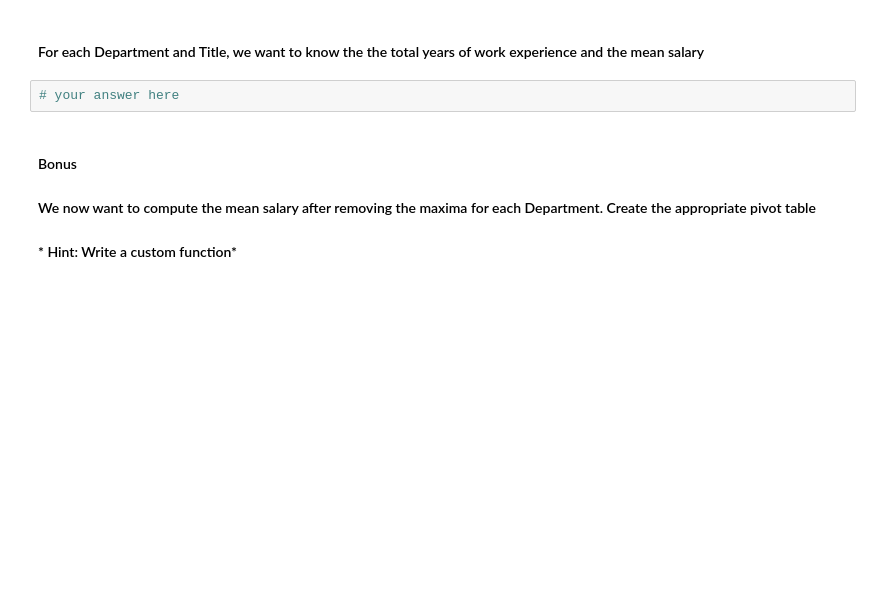
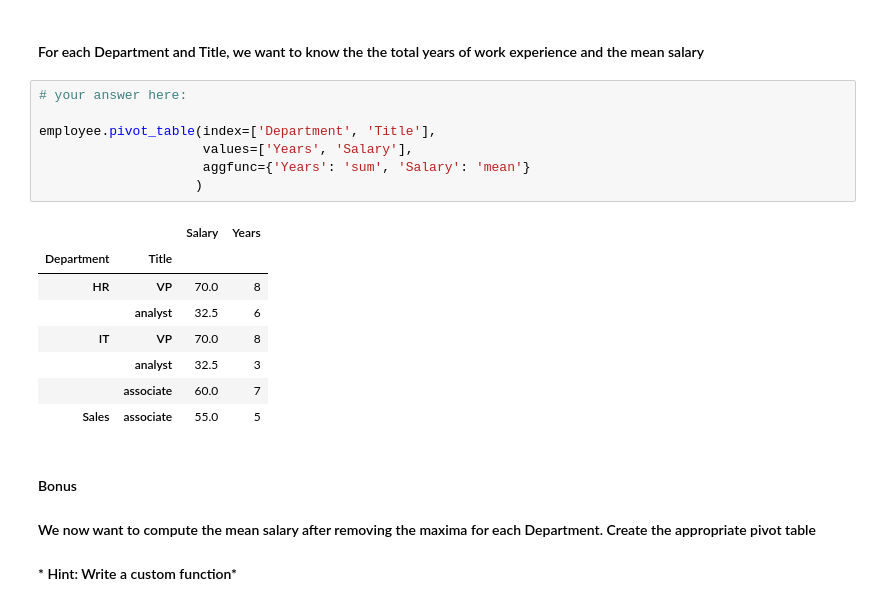
Before and after one commit to Ironhack-Data-Madrid-Octubre-2023/5.1-lab_pivot_table_and_correlation, a Jupyter notebook: your_code/main.ipynb, the cells around one changed output. Saved outputs shown, nothing was run; the diff lists cells and outputs as text; blank space fills up the shorter version.

```diff
--- a/your_code/main.ipynb
+++ b/your_code/main.ipynb
@@ -63,7 +161,21 @@ employe=pd.DataFrame(data)
 # %% [markdown]
 #### For each Department and Title, we want to know the the total years of work experience and the mean salary
-# %%
-# your answer here
+# %%
+# your answer here:
+
+employee.pivot_table(index=['Department', 'Title'],
+                     values=['Years', 'Salary'],
+                     aggfunc={'Years': 'sum', 'Salary': 'mean'}
+                    )
+# %% [output]
+|  |  | Salary | Years |
+| Department | Title |  |  |
+| HR | VP | 70.0 | 8 |
+|  | analyst | 32.5 | 6 |
+| IT | VP | 70.0 | 8 |
+|  | analyst | 32.5 | 3 |
+|  | associate | 60.0 | 7 |
+| Sales | associate | 55.0 | 5 |
 # %% [markdown]
 #### Bonus
 
```
Also changed, not shown: parts of 16 cells of this notebook.
